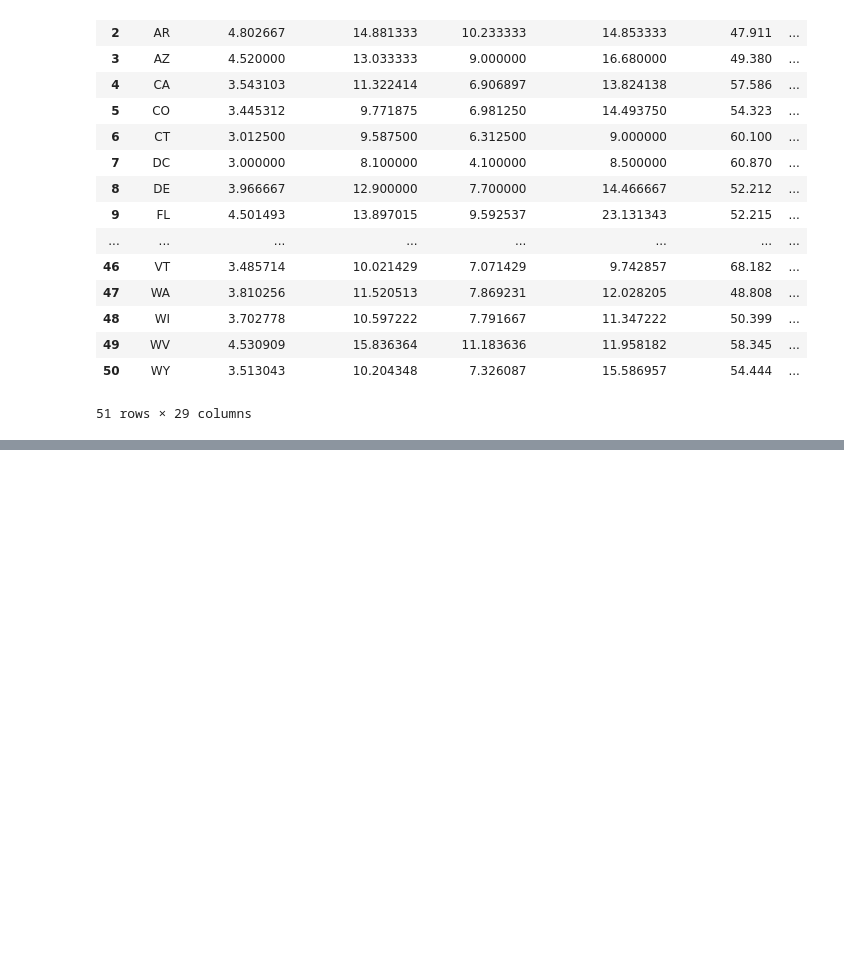
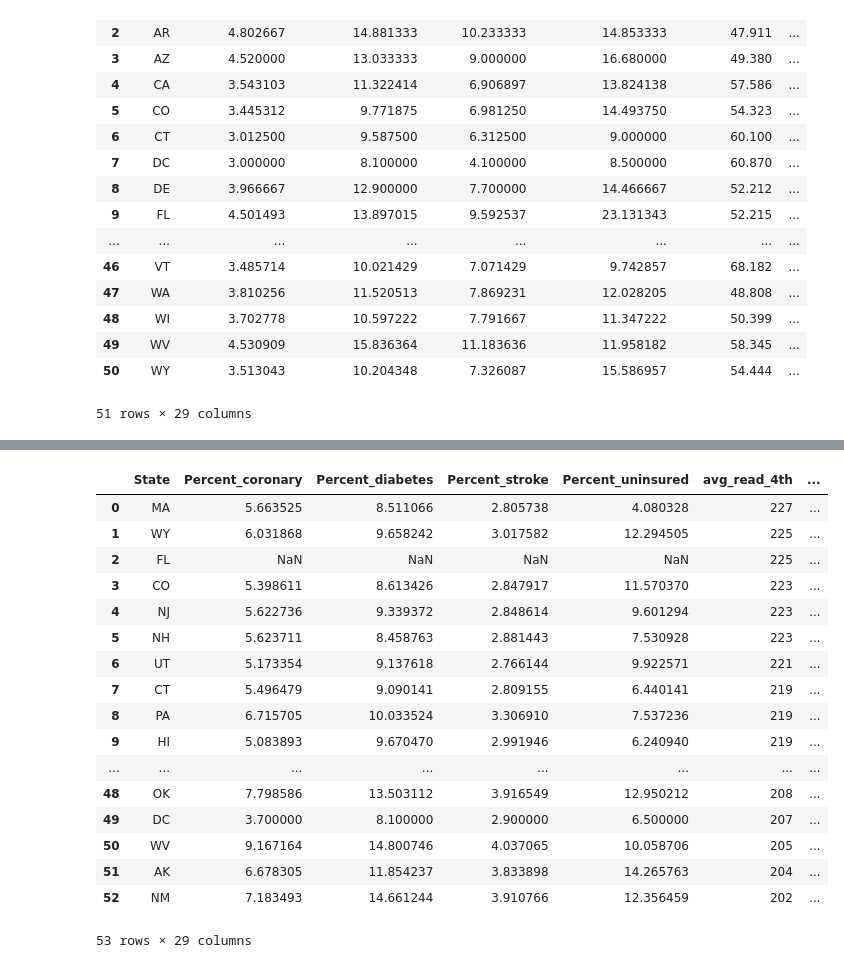
Before and after one commit to evan-dallas01/Capstone01, a Jupyter notebook: Capstone API data.ipynb, the cells around one changed output, grey strips where cells are left out. Saved outputs shown, nothing was run; the diff lists cells and outputs as text; code cells hidden in the pictures; blank space fills up the shorter version.

```diff
--- a/Capstone API data.ipynb
+++ b/Capstone API data.ipynb
@@ -659,0 +991,8 @@ places_2019=pd.read_csv('C:/Users/Evan/Desktop/NSS/Python/Capstone/NNDSSCapstone
+# %%
+big_df2=big_df2.merge(math_2022_4th, how='left', on='State')
+# %%
+big_df2=big_df2.merge(math_2022_8th, how='left', on='State')
+# %%
+big_df2=big_df2.merge(vax_df, how='left', on='State')
+# %%
+big_df2=big_df2.merge(school_perc, how='left', on='State')
@@ -660,2 +1001,23 @@ places_2019=pd.read_csv('C:/Users/Evan/Desktop/NSS/Python/Capstone/NNDSSCapstone
+# %%
+big_df2
+# %% [output]
+|  | State | Percent_coronary | Percent_diabetes | Percent_stroke | Percent_uninsured | avg_read_4th | ... |
+| 0 | MA | 5.663525 | 8.511066 | 2.805738 | 4.080328 | 227 | ... |
+| 1 | WY | 6.031868 | 9.658242 | 3.017582 | 12.294505 | 225 | ... |
+| 2 | FL | NaN | NaN | NaN | NaN | 225 | ... |
+| 3 | CO | 5.398611 | 8.613426 | 2.847917 | 11.570370 | 223 | ... |
+| 4 | NJ | 5.622736 | 9.339372 | 2.848614 | 9.601294 | 223 | ... |
+| 5 | NH | 5.623711 | 8.458763 | 2.881443 | 7.530928 | 223 | ... |
+| 6 | UT | 5.173354 | 9.137618 | 2.766144 | 9.922571 | 221 | ... |
+| 7 | CT | 5.496479 | 9.090141 | 2.809155 | 6.440141 | 219 | ... |
+| 8 | PA | 6.715705 | 10.033524 | 3.306910 | 7.537236 | 219 | ... |
+| 9 | HI | 5.083893 | 9.670470 | 2.991946 | 6.240940 | 219 | ... |
+| ... | ... | ... | ... | ... | ... | ... | ... |
+| 48 | OK | 7.798586 | 13.503112 | 3.916549 | 12.950212 | 208 | ... |
+| 49 | DC | 3.700000 | 8.100000 | 2.900000 | 6.500000 | 207 | ... |
+| 50 | WV | 9.167164 | 14.800746 | 4.037065 | 10.058706 | 205 | ... |
+| 51 | AK | 6.678305 | 11.854237 | 3.833898 | 14.265763 | 204 | ... |
+| 52 | NM | 7.183493 | 14.661244 | 3.910766 | 12.356459 | 202 | ... |
+53 rows × 29 columns
 # %%
 Df2122=pd.DataFrame()
```
Also changed, not shown: parts of 64 cells of this notebook.
